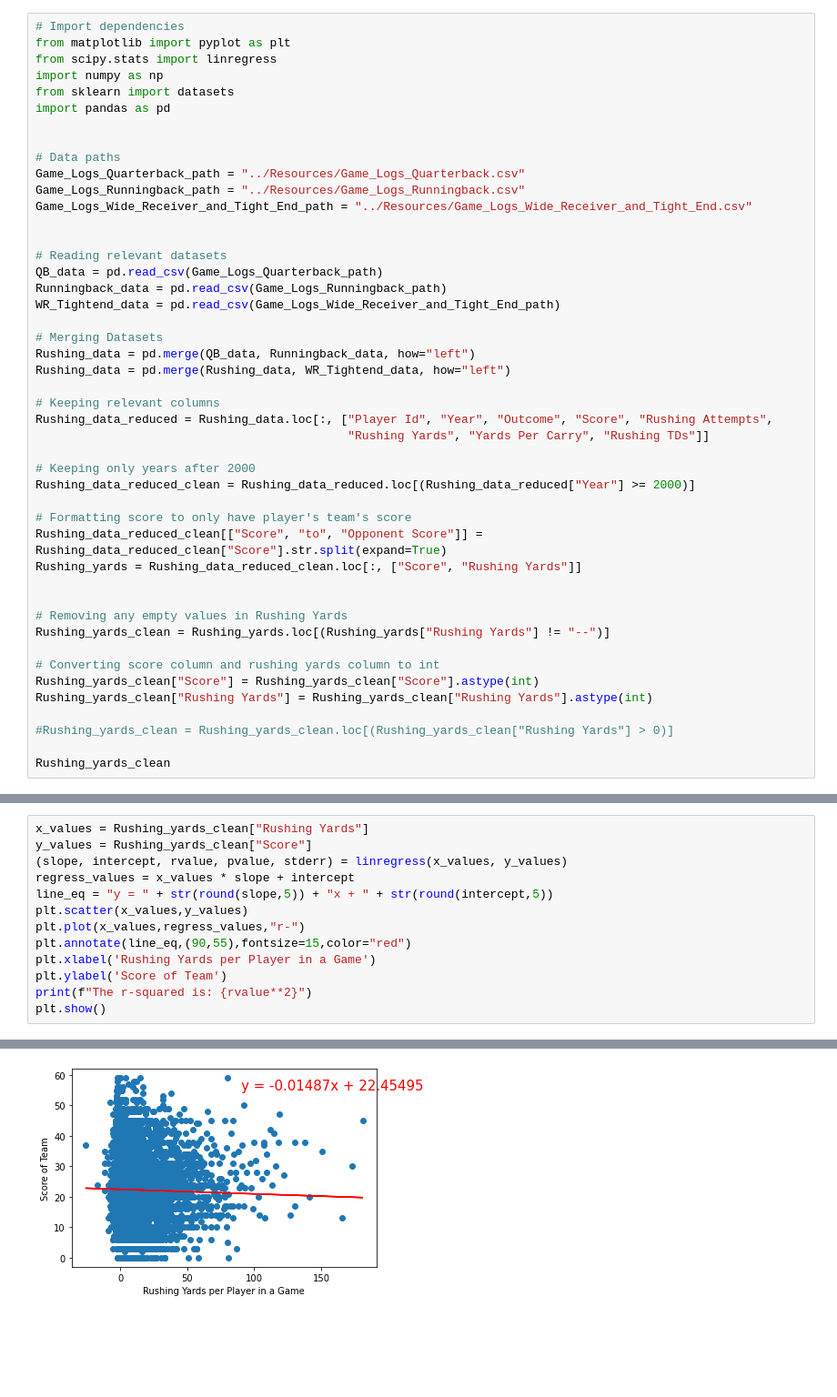
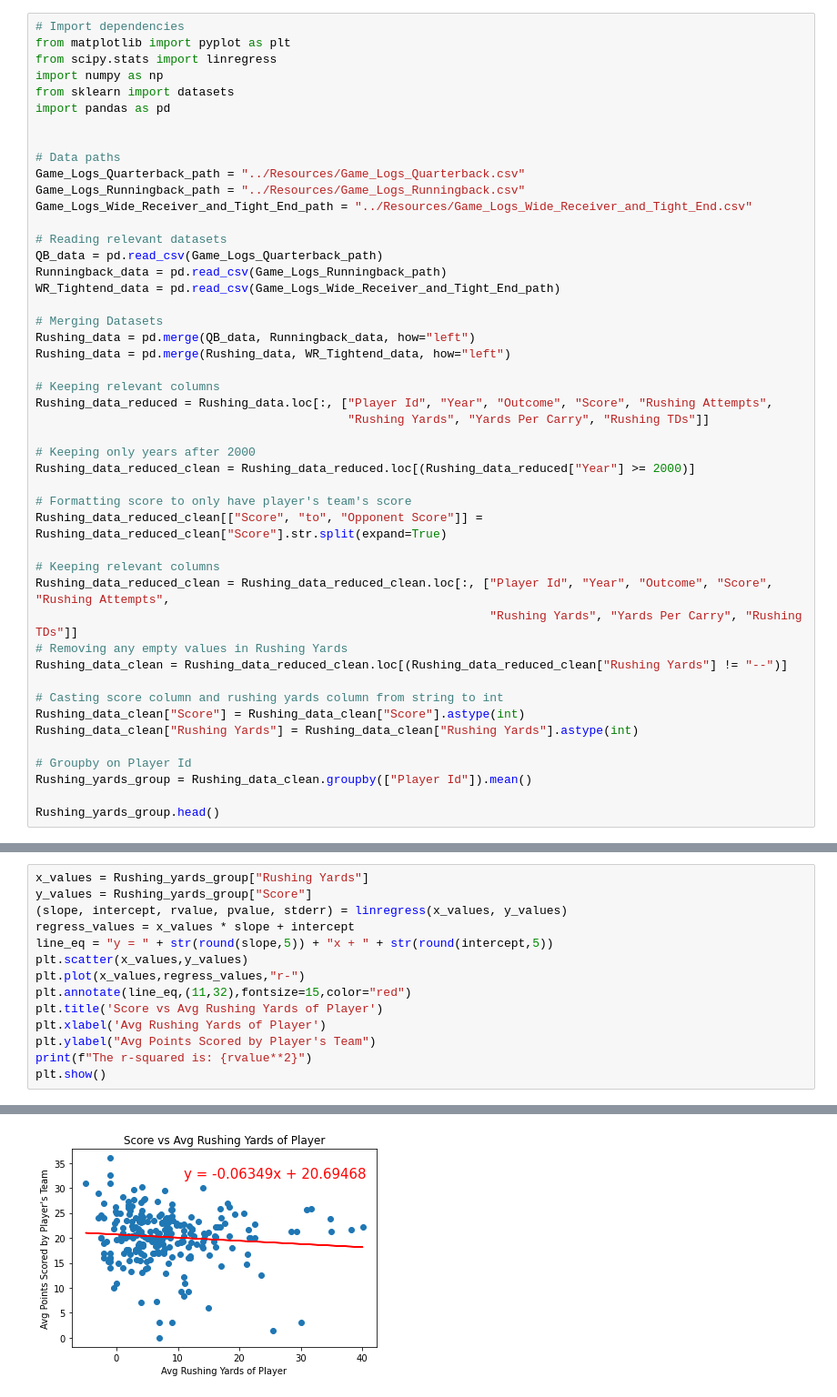
Before and after one commit to alindsey7/Python_Project, a Jupyter notebook: Notebooks/Rushing Offense.ipynb, the cells around one changed output, grey strips where cells are left out. Shown: that part at 91% size. Drawn from its saved outputs; the diff is of its cells as text; blank space fills up the shorter version.

Commit message:
Rushing Offense

```diff
--- a/Notebooks/Rushing Offense.ipynb
+++ b/Notebooks/Rushing Offense.ipynb
@@ -11,7 +11,6 @@ import pandas as pd
 Game_Logs_Quarterback_path = "../Resources/Game_Logs_Quarterback.csv"
 Game_Logs_Runningback_path = "../Resources/Game_Logs_Runningback.csv"
 Game_Logs_Wide_Receiver_and_Tight_End_path = "../Resources/Game_Logs_Wide_Receiver_and_Tight_End.csv"
-
 
 # Reading relevant datasets
 QB_data = pd.read_csv(Game_Logs_Quarterback_path)
@@ -31,19 +30,21 @@ Rushing_data_reduced_clean = Rushing_data_reduced.loc[(Rushing_data_reduced["Yea
 
 # Formatting score to only have player's team's score
 Rushing_data_reduced_clean[["Score", "to", "Opponent Score"]] = Rushing_data_reduced_clean["Score"].str.split(expand=True)
-Rushing_yards = Rushing_data_reduced_clean.loc[:, ["Score", "Rushing Yards"]]
 
+# Keeping relevant columns
+Rushing_data_reduced_clean = Rushing_data_reduced_clean.loc[:, ["Player Id", "Year", "Outcome", "Score", "Rushing Attempts",
+                                                                "Rushing Yards", "Yards Per Carry", "Rushing TDs"]]
+# Removing any empty values in Rushing Yards
+Rushing_data_clean = Rushing_data_reduced_clean.loc[(Rushing_data_reduced_clean["Rushing Yards"] != "--")]
 
-# Removing any empty values in Rushing Yards
-Rushing_yards_clean = Rushing_yards.loc[(Rushing_yards["Rushing Yards"] != "--")]
+# Casting score column and rushing yards column from string to int
+Rushing_data_clean["Score"] = Rushing_data_clean["Score"].astype(int)
+Rushing_data_clean["Rushing Yards"] = Rushing_data_clean["Rushing Yards"].astype(int)
 
-# Converting score column and rushing yards column to int
-Rushing_yards_clean["Score"] = Rushing_yards_clean["Score"].astype(int)
-Rushing_yards_clean["Rushing Yards"] = Rushing_yards_clean["Rushing Yards"].astype(int)
+# Groupby on Player Id
+Rushing_yards_group = Rushing_data_clean.groupby(["Player Id"]).mean()
 
-#Rushing_yards_clean = Rushing_yards_clean.loc[(Rushing_yards_clean["Rushing Yards"] > 0)]
-
-Rushing_yards_clean
+Rushing_yards_group.head()
 # %% [output]
 A value is trying to be set on a copy of a slice from a DataFrame.
 Try using .loc[row_indexer,col_indexer] = value instead
@@ -76,14 +71,15 @@ See the caveats in the documentation: https://pandas.pydata.org/pandas-docs/stab
 # %%
-x_values = Rushing_yards_clean["Rushing Yards"]
-y_values = Rushing_yards_clean["Score"]
+x_values = Rushing_yards_group["Rushing Yards"]
+y_values = Rushing_yards_group["Score"]
 (slope, intercept, rvalue, pvalue, stderr) = linregress(x_values, y_values)
 regress_values = x_values * slope + intercept
 line_eq = "y = " + str(round(slope,5)) + "x + " + str(round(intercept,5))
 plt.scatter(x_values,y_values)
 plt.plot(x_values,regress_values,"r-")
-plt.annotate(line_eq,(90,55),fontsize=15,color="red")
-plt.xlabel('Rushing Yards per Player in a Game')
-plt.ylabel('Score of Team')
+plt.annotate(line_eq,(11,32),fontsize=15,color="red")
+plt.title('Score vs Avg Rushing Yards of Player')
+plt.xlabel('Avg Rushing Yards of Player')
+plt.ylabel("Avg Points Scored by Player's Team")
 print(f"The r-squared is: {rvalue**2}")
 plt.show()
 # %% [output]
@@ -91 +87 @@ The r-squared is: 0.0005191660288050446
-[figure, old version]
+[figure, new version]
```
Also changed, not shown: parts of 4 cells of this notebook.
